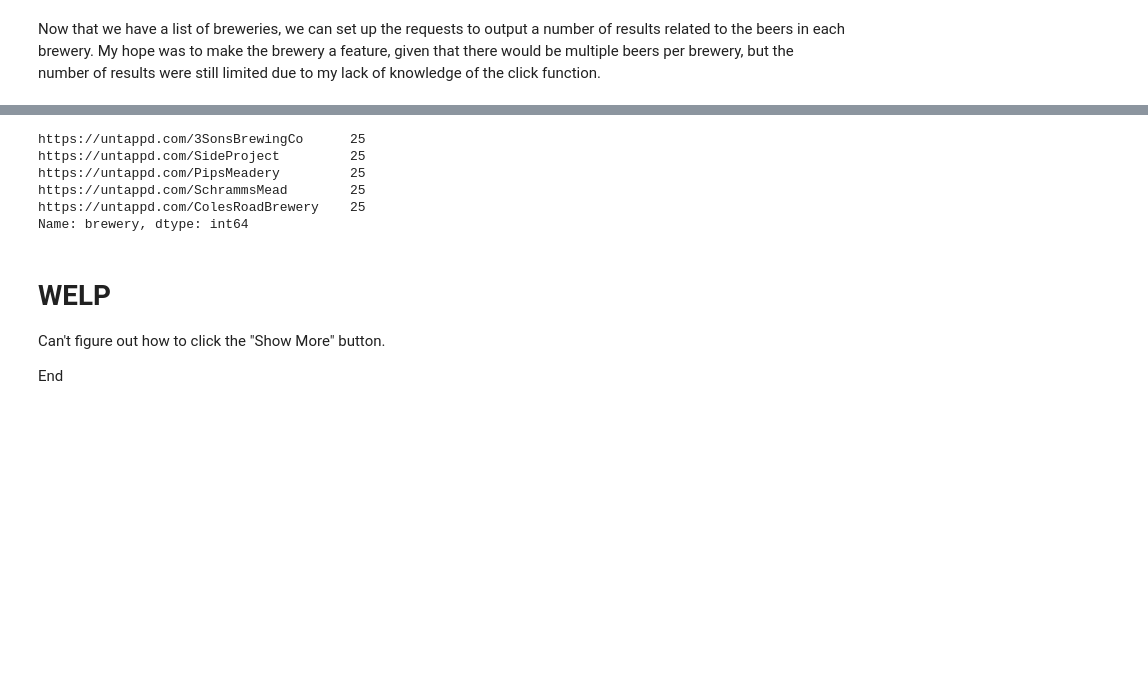
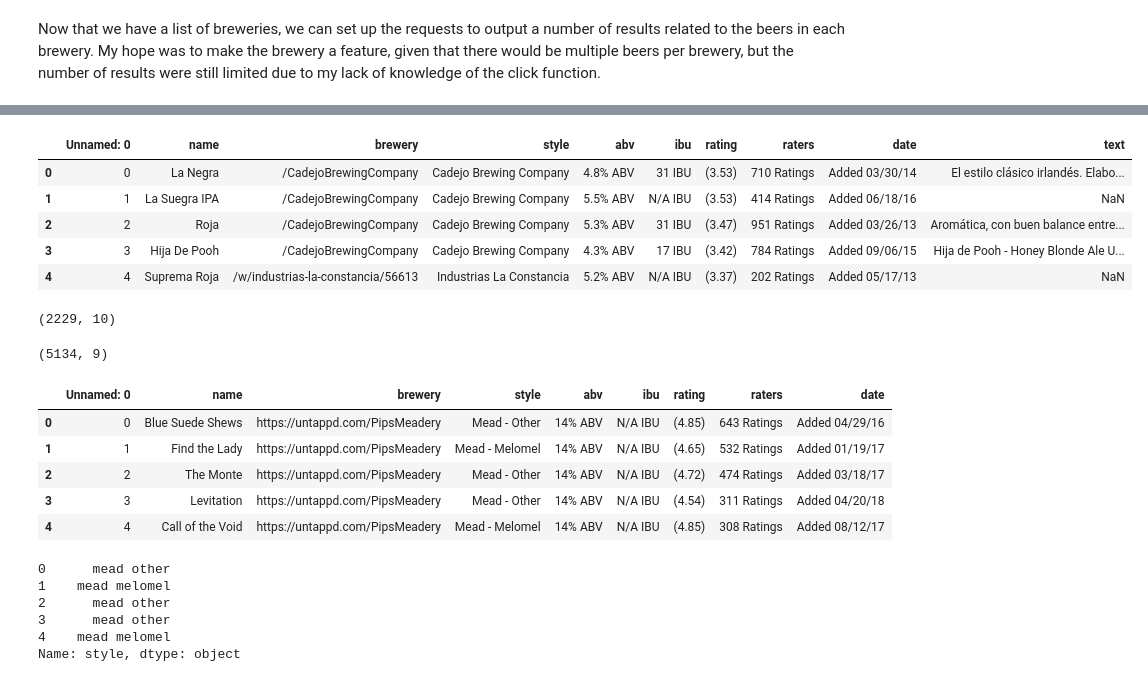
Before and after one commit to sponre01/project-one, a Jupyter notebook: AY_Exploration_Ratebeer_selenium.ipynb, the cells around one changed output, grey strips where cells are left out. Drawn from its saved outputs; the diff is of its cells as text; code cells hidden in the pictures; blank space fills up the shorter version.

```diff
--- a/AY_Exploration_Ratebeer_selenium.ipynb
+++ b/AY_Exploration_Ratebeer_selenium.ipynb
@@ -221,11 +422,2 @@ for i in tqdm(breweries[0:5]):
 
         count +=1
-# %%
-df_breweries['brewery'].value_counts()
-# %% [output]
-https://untappd.com/3SonsBrewingCo      25
-https://untappd.com/SideProject         25
-https://untappd.com/PipsMeadery         25
-https://untappd.com/SchrammsMead        25
-https://untappd.com/ColesRoadBrewery    25
-Name: brewery, dtype: int64
@@ -235,6 +428,31 @@ df_breweries.to_csv('data/untappd_breweries_ratings.csv')
-# %% [markdown]
-# WELP
-
-Can't figure out how to click the "Show More" button.
-
-End
+# %%
+import pandas as pd
+df1 = pd.read_csv("30countries_test_1.csv")
+df1.head()
+# %% [output]
+|  | Unnamed: 0 | name | brewery | style | abv | ibu | rating | raters | date | text |
+| 0 | 0 | La Negra | /CadejoBrewingCompany | Cadejo Brewing Company | 4.8% ABV | 31 IBU | (3.53) | 710 Ratings | Added 03/30/14 | El estilo clásico irlandés. Elabo... |
+| 1 | 1 | La Suegra IPA | /CadejoBrewingCompany | Cadejo Brewing Company | 5.5% ABV | N/A IBU | (3.53) | 414 Ratings | Added 06/18/16 | NaN |
+| 2 | 2 | Roja | /CadejoBrewingCompany | Cadejo Brewing Company | 5.3% ABV | 31 IBU | (3.47) | 951 Ratings | Added 03/26/13 | Aromática, con buen balance entre... |
+| 3 | 3 | Hija De Pooh | /CadejoBrewingCompany | Cadejo Brewing Company | 4.3% ABV | 17 IBU | (3.42) | 784 Ratings | Added 09/06/15 | Hija de Pooh - Honey Blonde Ale U... |
+| 4 | 4 | Suprema Roja | /w/industrias-la-constancia/56613 | Industrias La Constancia | 5.2% ABV | N/A IBU | (3.37) | 202 Ratings | Added 05/17/13 | NaN |
+# %%
+import pandas as pd
+df1 = pd.read_csv("data/full_brewery_data.csv")
+df1.shape
+# %% [output]
+(2229, 10)
+# %%
+df2 = pd.read_csv("data/untappd_breweries_ratings.csv")
+df2.shape
+# %% [output]
+(5134, 9)
+# %%
+df2.head()
+# %% [output]
+|  | Unnamed: 0 | name | brewery | style | abv | ibu | rating | raters | date |
+| 0 | 0 | Blue Suede Shews | https://untappd.com/PipsMeadery | Mead - Other | 14% ABV | N/A IBU | (4.85) | 643 Ratings | Added 04/29/16 |
+| 1 | 1 | Find the Lady | https://untappd.com/PipsMeadery | Mead - Melomel | 14% ABV | N/A IBU | (4.65) | 532 Ratings | Added 01/19/17 |
+| 2 | 2 | The Monte | https://untappd.com/PipsMeadery | Mead - Other | 14% ABV | N/A IBU | (4.72) | 474 Ratings | Added 03/18/17 |
+| 3 | 3 | Levitation | https://untappd.com/PipsMeadery | Mead - Other | 14% ABV | N/A IBU | (4.54) | 311 Ratings | Added 04/20/18 |
+| 4 | 4 | Call of the Void | https://untappd.com/PipsMeadery | Mead - Melomel | 14% ABV | N/A IBU | (4.85) | 308 Ratings | Added 08/12/17 |
@@ -240,0 +461,11 @@ End
+# %%
+import QK
+df_texts = QK.process_data(df2['style'])
+df_texts.head()
+# %% [output]
+0      mead other
+1    mead melomel
+2      mead other
+3      mead other
+4    mead melomel
+Name: style, dtype: object
```
Also changed, not shown: parts of 25 cells of this notebook, 11 other files.
